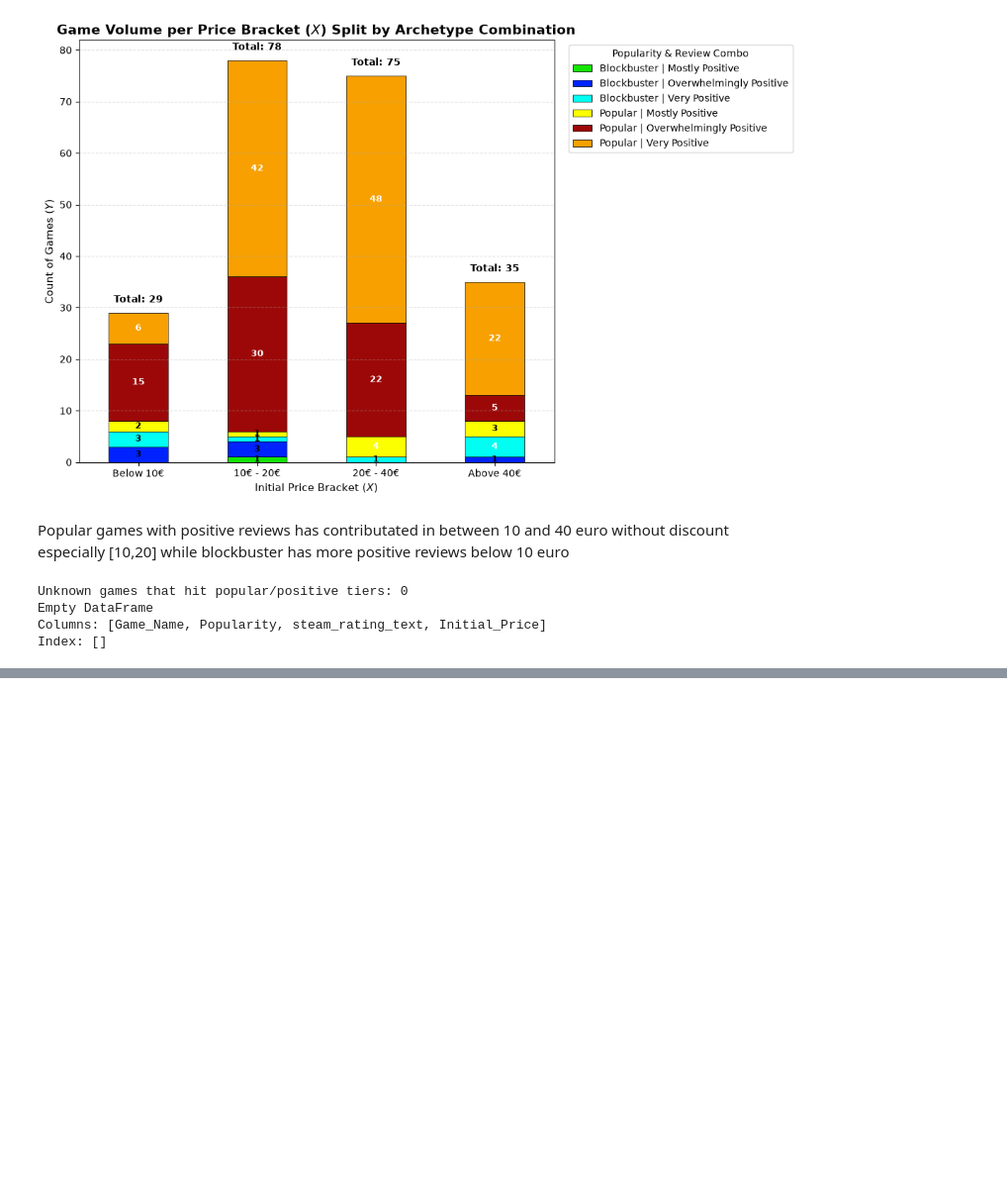
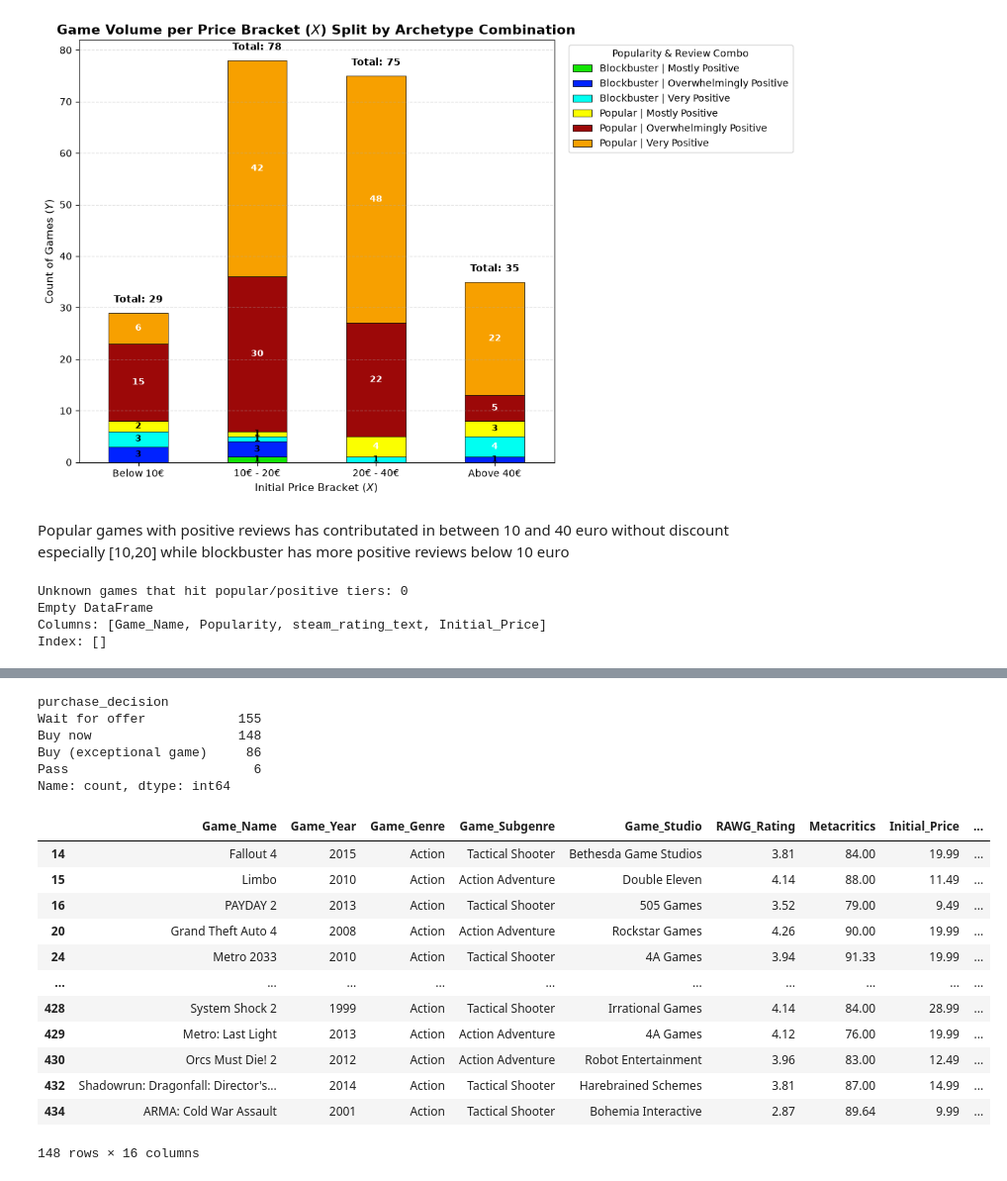
Before and after one commit to Ilyass02-S/Data-Science-Portfolio, a Jupyter notebook: analysing data.ipynb, the cells around one changed output, grey strips where cells are left out. Shown at 99% size. Cells and saved outputs as stored; diff of their text form; code cells hidden in the pictures; blank space fills up the shorter version.

Commit message:
analyse data (purchase decision  part)

```diff
--- a/analysing data.ipynb
+++ b/analysing data.ipynb
@@ -446,0 +446,58 @@ display(studio_rankings)
+# %%
+def classify_game_purchase(row):
+    rating = row.get("steam_rating_text", "")
+    popularity = row.get("Popularity", "")
+    price = row.get("Initial_Price", 0)
+
+    # 1. PASS CONDITIONS
+    if (
+        rating in ["Mostly Negative", "Overwhelmingly Negative"]
+        or (popularity == "Niche" and rating in ["Mostly Positive","Mixed"] and price > 9.98)
+        or (popularity == "Niche" and rating == "Very Positive" and price > 19.98)
+    ):
+        return "Pass"
+
+    # 2. BUY EXCEPTIONAL
+    if (
+        (rating == "Very Positive" and popularity == "Blockbuster")
+        or (rating == "Overwhelmingly Positive" and popularity in ["Blockbuster", "Popular"])
+    ):
+        return "Buy (exceptional game)"
+
+    # 3. BUY NOW (Explicitly define cheap, high-value purchases)
+    if (
+        (rating in ["Very Positive", "Overwhelmingly Positive"] and popularity != "Niche" and price <= 29.98)
+        or (rating == "Mostly Positive" and popularity == "Blockbuster" and price <= 14.98)
+    ):
+        return "Buy now"
+
+    # 4. DEFAULT FALLBACK
+    # Any good game that didn't meet the "cheap enough" or "exceptional" criteria
+    return "Wait for offer"
+
+
+df["purchase_decision"] = df.apply(classify_game_purchase, axis=1)
+print(df["purchase_decision"].value_counts())
+# %% [output]
+purchase_decision
+Wait for offer            155
+Buy now                   148
+Buy (exceptional game)     86
+Pass                        6
+Name: count, dtype: int64
+# %%
+display(df[df["purchase_decision"].str.contains("Buy now", na=False)])
+# %% [output]
+|  | Game_Name | Game_Year | Game_Genre | Game_Subgenre | Game_Studio | RAWG_Rating | Metacritics | Initial_Price | ... |
+| 14 | Fallout 4 | 2015 | Action | Tactical Shooter | Bethesda Game Studios | 3.81 | 84.00 | 19.99 | ... |
+| 15 | Limbo | 2010 | Action | Action Adventure | Double Eleven | 4.14 | 88.00 | 11.49 | ... |
+| 16 | PAYDAY 2 | 2013 | Action | Tactical Shooter | 505 Games | 3.52 | 79.00 | 9.49 | ... |
+| 20 | Grand Theft Auto 4 | 2008 | Action | Action Adventure | Rockstar Games | 4.26 | 90.00 | 19.99 | ... |
+| 24 | Metro 2033 | 2010 | Action | Tactical Shooter | 4A Games | 3.94 | 91.33 | 19.99 | ... |
+| ... | ... | ... | ... | ... | ... | ... | ... | ... | ... |
+| 428 | System Shock 2 | 1999 | Action | Tactical Shooter | Irrational Games | 4.14 | 84.00 | 28.99 | ... |
+| 429 | Metro: Last Light | 2013 | Action | Action Adventure | 4A Games | 4.12 | 76.00 | 19.99 | ... |
+| 430 | Orcs Must Die! 2 | 2012 | Action | Action Adventure | Robot Entertainment | 3.96 | 83.00 | 12.49 | ... |
+| 432 | Shadowrun: Dragonfall: Director's... | 2014 | Action | Tactical Shooter | Harebrained Schemes | 3.81 | 87.00 | 14.99 | ... |
+| 434 | ARMA: Cold War Assault | 2001 | Action | Tactical Shooter | Bohemia Interactive | 2.87 | 89.64 | 9.99 | ... |
+148 rows × 16 columns
```
Also changed, not shown: parts of 6 cells of this notebook.
